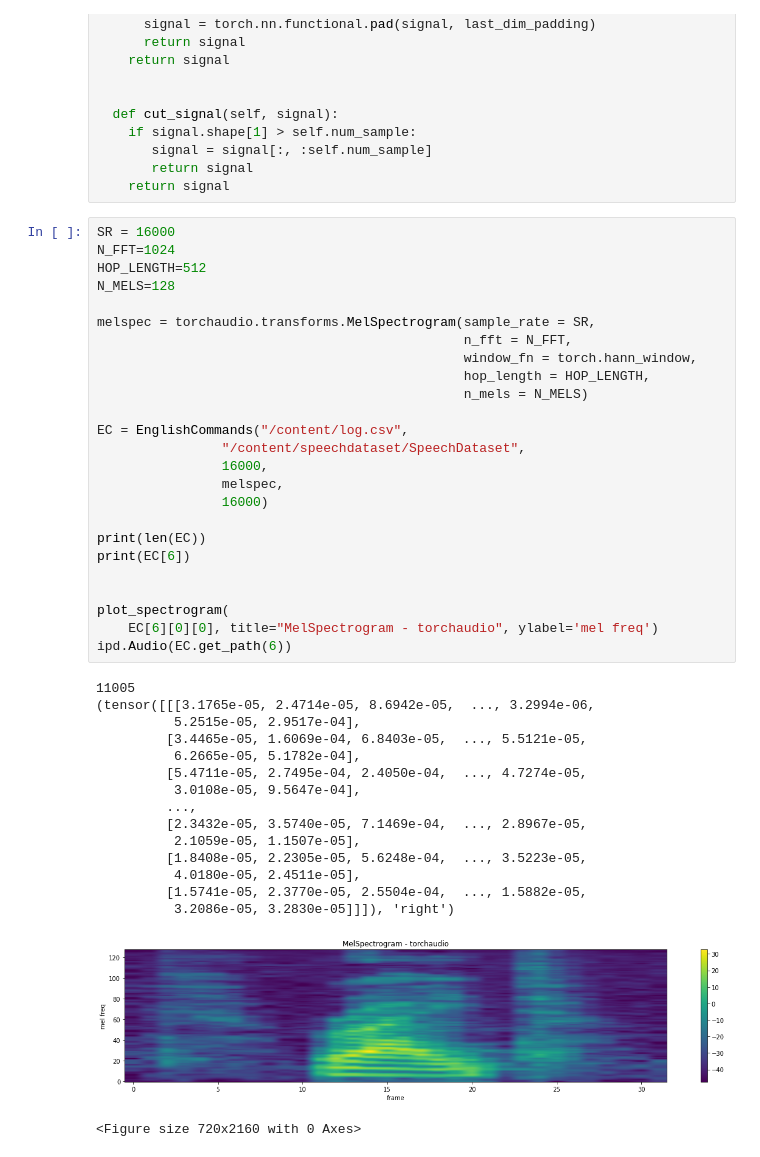
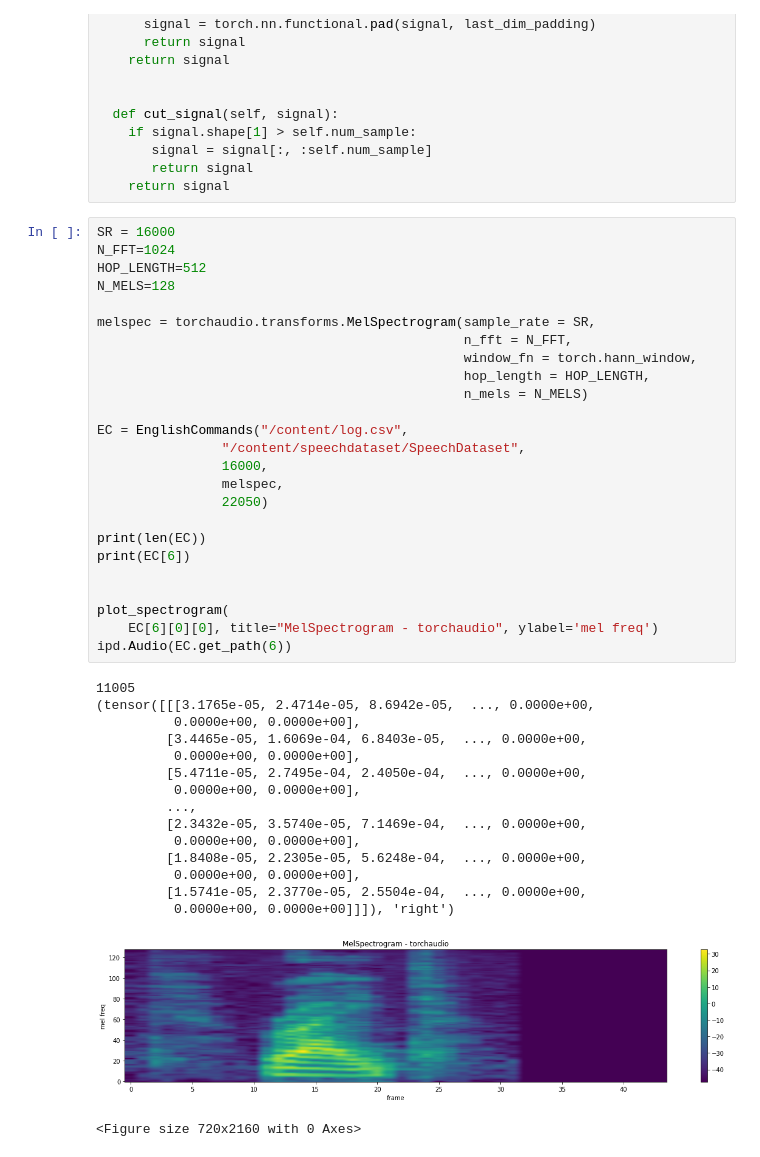
Before and after one commit to mehdihosseinimoghadam/Signal-Processing, a Jupyter notebook: Inception_Like_for_mel_spectrogram.ipynb, the cells around one changed output. Drawn from its saved outputs; the diff is of its cells as text.

```diff
--- a/Inception_Like_for_mel_spectrogram.ipynb
+++ b/Inception_Like_for_mel_spectrogram.ipynb
@@ -777,43 +777,43 @@ class EnglishCommands(Dataset):
 # %%
 SR = 16000
 N_FFT=1024
 HOP_LENGTH=512
 N_MELS=128
 
 melspec = torchaudio.transforms.MelSpectrogram(sample_rate = SR,
                                                n_fft = N_FFT,
                                                window_fn = torch.hann_window,
                                                hop_length = HOP_LENGTH,
                                                n_mels = N_MELS)
 
 EC = EnglishCommands("/content/log.csv",
                 "/content/speechdataset/SpeechDataset",
                 16000,
                 melspec,
-                16000)
+                22050)
 
 print(len(EC))
 print(EC[6])
 
 
 plot_spectrogram(
     EC[6][0][0], title="MelSpectrogram - torchaudio", ylabel='mel freq')
 ipd.Audio(EC.get_path(6))
 # %% [output]
 11005
-(tensor([[[3.1765e-05, 2.4714e-05, 8.6942e-05,  ..., 3.2994e-06,
-          5.2515e-05, 2.9517e-04],
-         [3.4465e-05, 1.6069e-04, 6.8403e-05,  ..., 5.5121e-05,
-          6.2665e-05, 5.1782e-04],
-         [5.4711e-05, 2.7495e-04, 2.4050e-04,  ..., 4.7274e-05,
-          3.0108e-05, 9.5647e-04],
+(tensor([[[3.1765e-05, 2.4714e-05, 8.6942e-05,  ..., 0.0000e+00,
+          0.0000e+00, 0.0000e+00],
+         [3.4465e-05, 1.6069e-04, 6.8403e-05,  ..., 0.0000e+00,
+          0.0000e+00, 0.0000e+00],
+         [5.4711e-05, 2.7495e-04, 2.4050e-04,  ..., 0.0000e+00,
+          0.0000e+00, 0.0000e+00],
          ...,
-         [2.3432e-05, 3.5740e-05, 7.1469e-04,  ..., 2.8967e-05,
-          2.1059e-05, 1.1507e-05],
-         [1.8408e-05, 2.2305e-05, 5.6248e-04,  ..., 3.5223e-05,
-          4.0180e-05, 2.4511e-05],
-         [1.5741e-05, 2.3770e-05, 2.5504e-04,  ..., 1.5882e-05,
-          3.2086e-05, 3.2830e-05]]]), 'right')
+         [2.3432e-05, 3.5740e-05, 7.1469e-04,  ..., 0.0000e+00,
+          0.0000e+00, 0.0000e+00],
+         [1.8408e-05, 2.2305e-05, 5.6248e-04,  ..., 0.0000e+00,
+          0.0000e+00, 0.0000e+00],
+         [1.5741e-05, 2.3770e-05, 2.5504e-04,  ..., 0.0000e+00,
+          0.0000e+00, 0.0000e+00]]]), 'right')
-[figure, old version]
+[figure, new version]
 <Figure size 720x2160 with 0 Axes>
 [interactive output not drawn]
```
Also changed, not shown: parts of 2 cells of this notebook.
